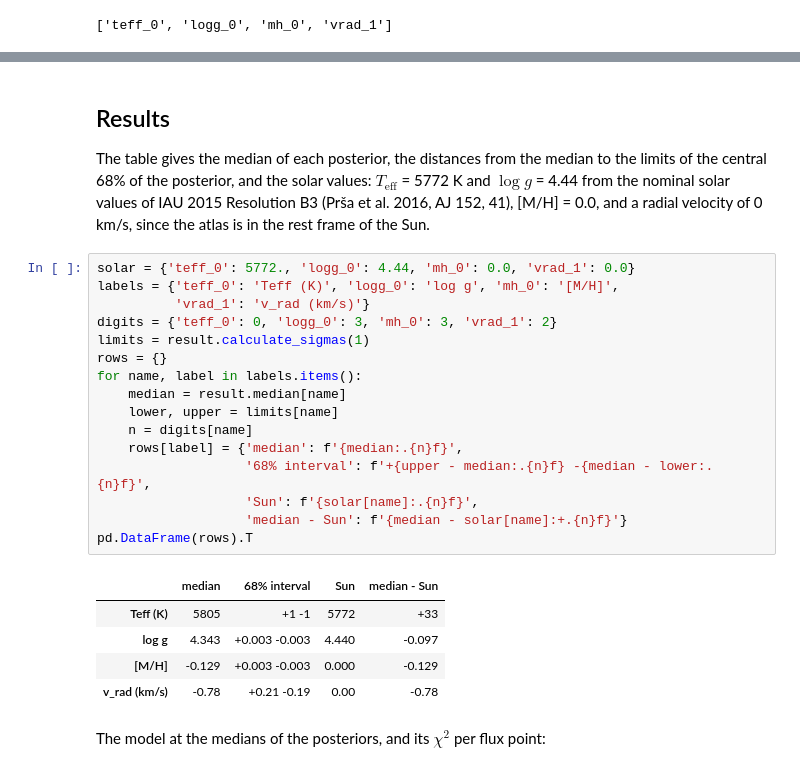
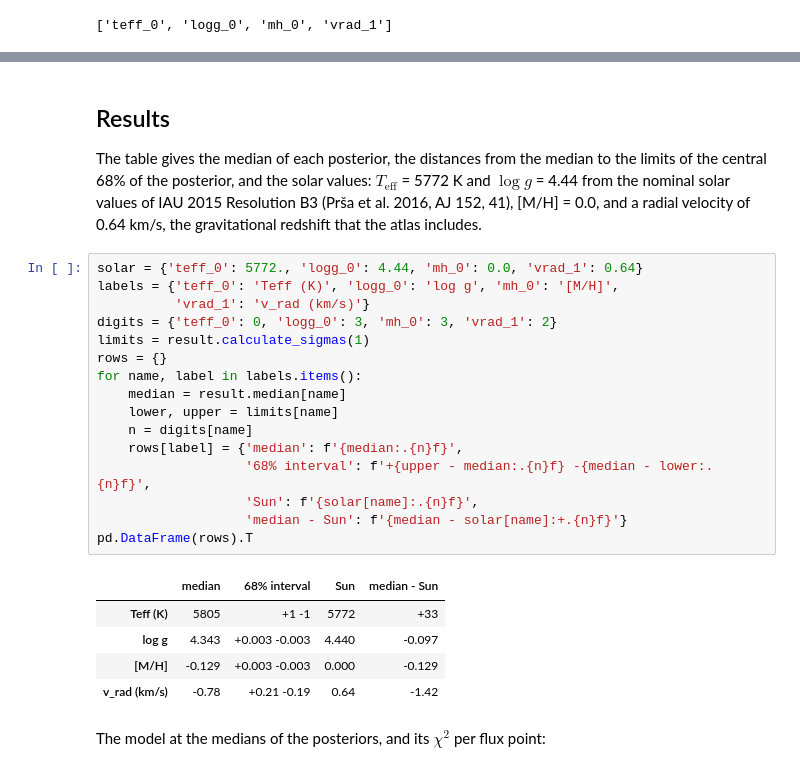
Before and after one commit to starkit/starkit, a Jupyter notebook: docs/examples/solar_spectrum_fit.ipynb, the cells around one changed output, grey strips where cells are left out. Saved outputs shown, nothing was run; the diff lists cells and outputs as text.

```diff
--- a/docs/examples/solar_spectrum_fit.ipynb
+++ b/docs/examples/solar_spectrum_fit.ipynb
@@ -141,29 +142,30 @@ The table gives the median of each posterior, the distances from the median
 to the limits of the central 68% of the posterior, and the solar values:
 $T_\mathrm{eff}$ = 5772 K and $\log g$ = 4.44 from the nominal solar values
 of IAU 2015 Resolution B3 (Prša et al. 2016, AJ 152, 41), [M/H] = 0.0, and a
-radial velocity of 0 km/s, since the atlas is in the rest frame of the Sun.
+radial velocity of 0.64 km/s, the gravitational redshift that the atlas
+includes.
 # %%
-solar = {'teff_0': 5772., 'logg_0': 4.44, 'mh_0': 0.0, 'vrad_1': 0.0}
+solar = {'teff_0': 5772., 'logg_0': 4.44, 'mh_0': 0.0, 'vrad_1': 0.64}
 labels = {'teff_0': 'Teff (K)', 'logg_0': 'log g', 'mh_0': '[M/H]',
           'vrad_1': 'v_rad (km/s)'}
 digits = {'teff_0': 0, 'logg_0': 3, 'mh_0': 3, 'vrad_1': 2}
 limits = result.calculate_sigmas(1)
 rows = {}
 for name, label in labels.items():
     median = result.median[name]
     lower, upper = limits[name]
     n = digits[name]
     rows[label] = {'median': f'{median:.{n}f}',
                    '68% interval': f'+{upper - median:.{n}f} -{median - lower:.{n}f}',
                    'Sun': f'{solar[name]:.{n}f}',
                    'median - Sun': f'{median - solar[name]:+.{n}f}'}
 pd.DataFrame(rows).T
 # %% [output]
 |  | median | 68% interval | Sun | median - Sun |
 | Teff (K) | 5805 | +1 -1 | 5772 | +33 |
 | log g | 4.343 | +0.003 -0.003 | 4.440 | -0.097 |
 | [M/H] | -0.129 | +0.003 -0.003 | 0.000 | -0.129 |
-| v_rad (km/s) | -0.78 | +0.21 -0.19 | 0.00 | -0.78 |
+| v_rad (km/s) | -0.78 | +0.21 -0.19 | 0.64 | -1.42 |
 # %% [markdown]
 The model at the medians of the posteriors, and its $\chi^2$ per flux
 point:
```
Also changed, not shown: parts of 4 cells of this notebook, 4 other files.
